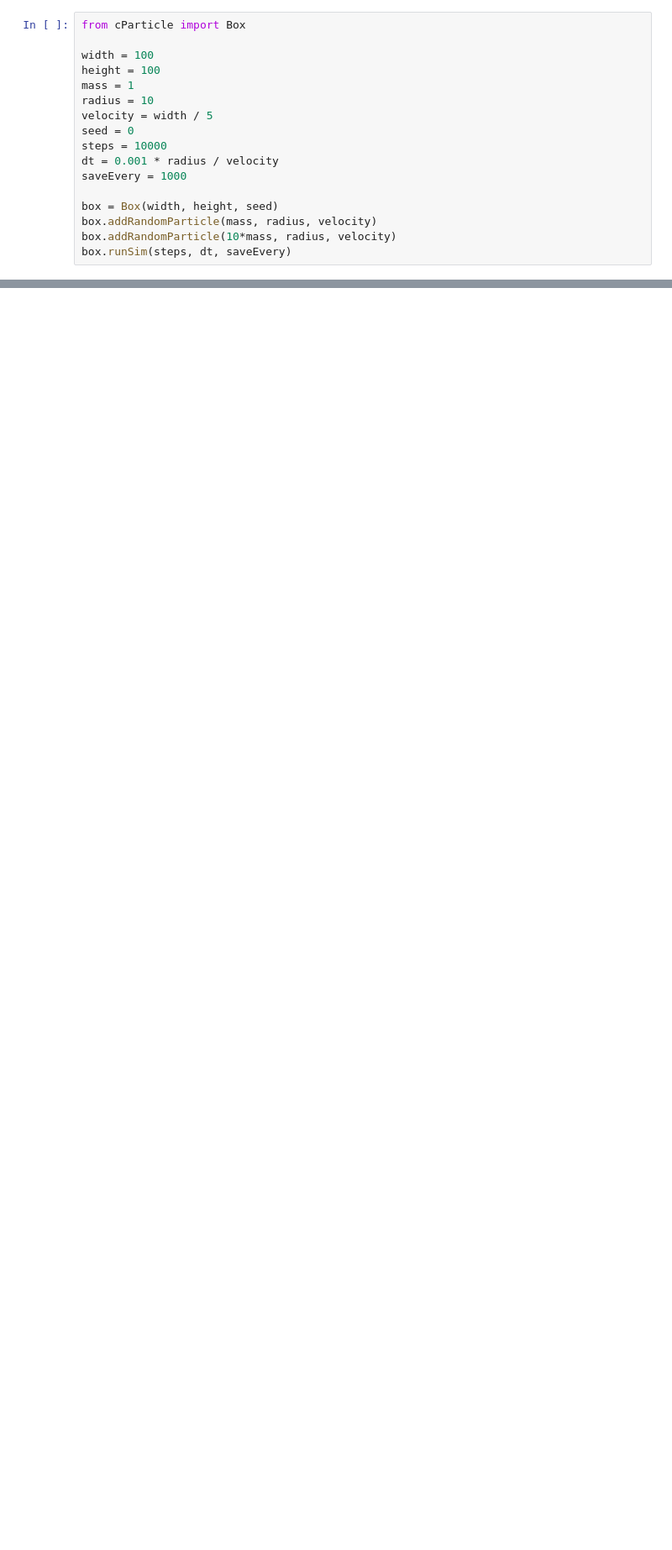
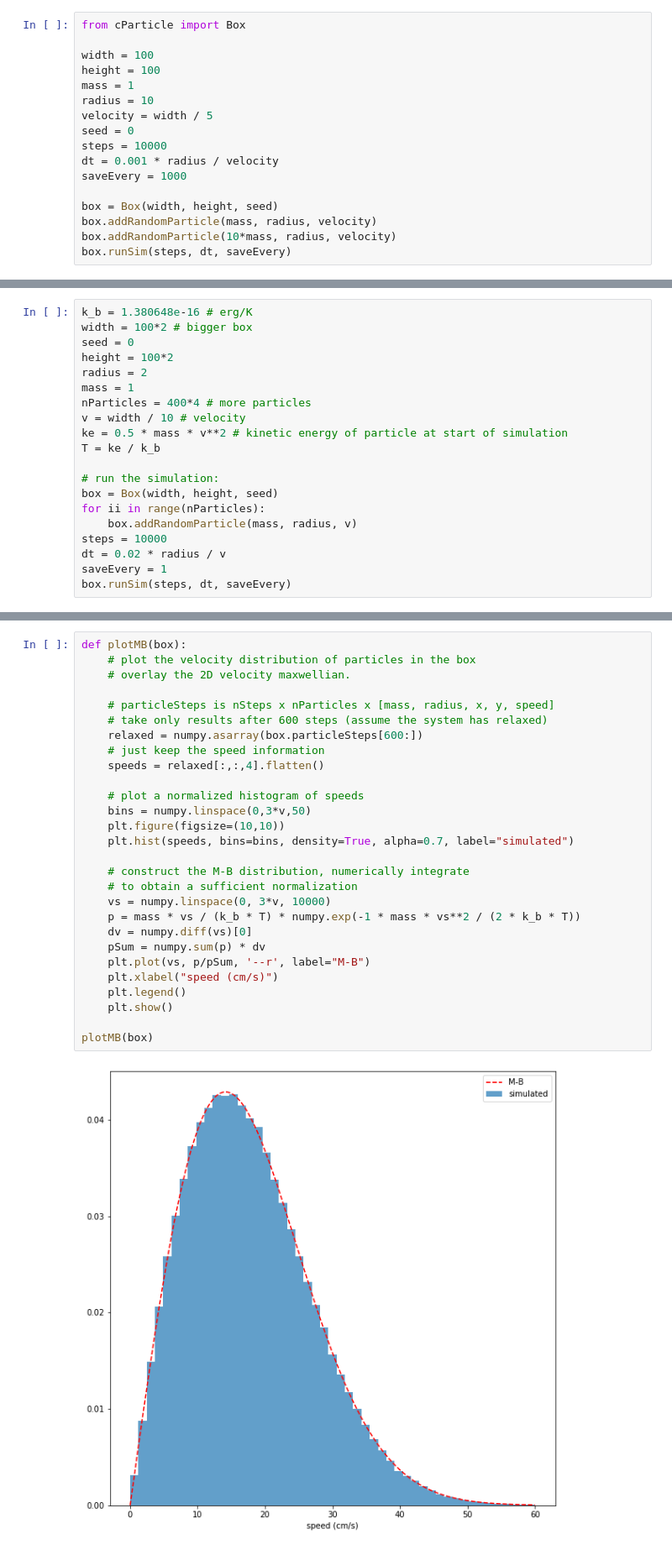
Before and after one commit to csayres/astro507, a Jupyter notebook: hw1/sayreshw1.ipynb, the cells around one changed output, grey strips where cells are left out. Shown at 84% size. Saved outputs shown, nothing was run; the diff lists cells and outputs as text; blank space fills up the shorter version.

```diff
--- a/hw1/sayreshw1.ipynb
+++ b/hw1/sayreshw1.ipynb
@@ -69,0 +142,20 @@ box.runSim(steps, dt, saveEvery)
+# %%
+k_b = 1.380648e-16 # erg/K
+width = 100*2 # bigger box
+seed = 0
+height = 100*2
+radius = 2
+mass = 1
+nParticles = 400*4 # more particles
+v = width / 10 # velocity
+ke = 0.5 * mass * v**2 # kinetic energy of particle at start of simulation
+T = ke / k_b
+
+# run the simulation:
+box = Box(width, height, seed)
+for ii in range(nParticles):
+    box.addRandomParticle(mass, radius, v)
+steps = 10000
+dt = 0.02 * radius / v
+saveEvery = 1
+box.runSim(steps, dt, saveEvery)
@@ -69,0 +164,30 @@ box.runSim(steps, dt, saveEvery)
+# %%
+def plotMB(box):
+    # plot the velocity distribution of particles in the box
+    # overlay the 2D velocity maxwellian.
+
+    # particleSteps is nSteps x nParticles x [mass, radius, x, y, speed]
+    # take only results after 600 steps (assume the system has relaxed)
+    relaxed = numpy.asarray(box.particleSteps[600:])
+    # just keep the speed information
+    speeds = relaxed[:,:,4].flatten()
+
+    # plot a normalized histogram of speeds
+    bins = numpy.linspace(0,3*v,50)
+    plt.figure(figsize=(10,10))
+    plt.hist(speeds, bins=bins, density=True, alpha=0.7, label="simulated")
+
+    # construct the M-B distribution, numerically integrate
+    # to obtain a sufficient normalization
+    vs = numpy.linspace(0, 3*v, 10000)
+    p = mass * vs / (k_b * T) * numpy.exp(-1 * mass * vs**2 / (2 * k_b * T))
+    dv = numpy.diff(vs)[0]
+    pSum = numpy.sum(p) * dv
+    plt.plot(vs, p/pSum, '--r', label="M-B")
+    plt.xlabel("speed (cm/s)")
+    plt.legend()
+    plt.show()
+
+plotMB(box)
+# %% [output]
+[figure, added]
```
Also changed, not shown: parts of 31 cells of this notebook, 3 other files.
